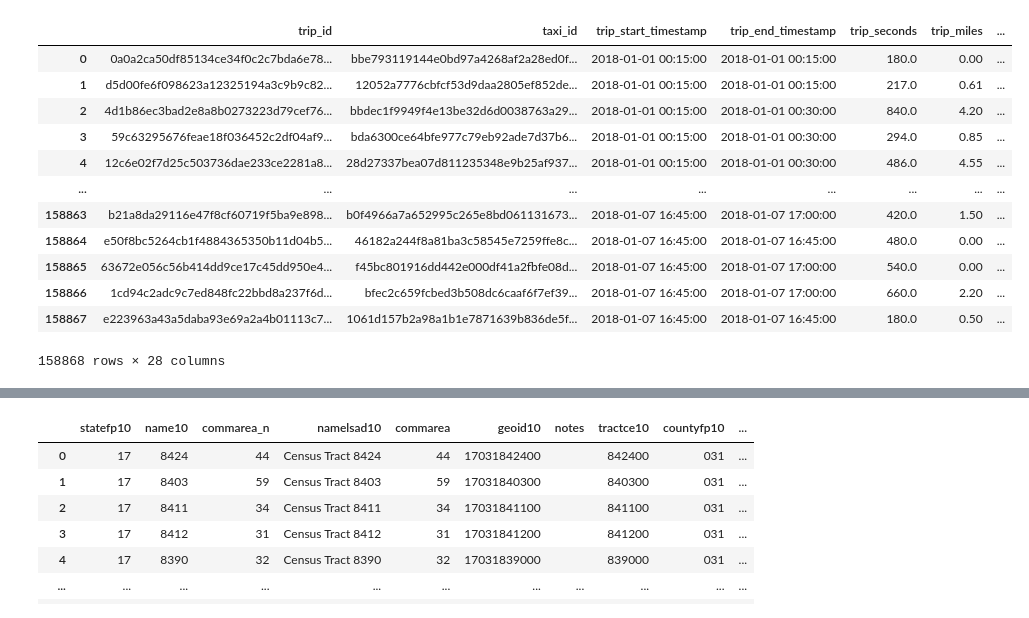
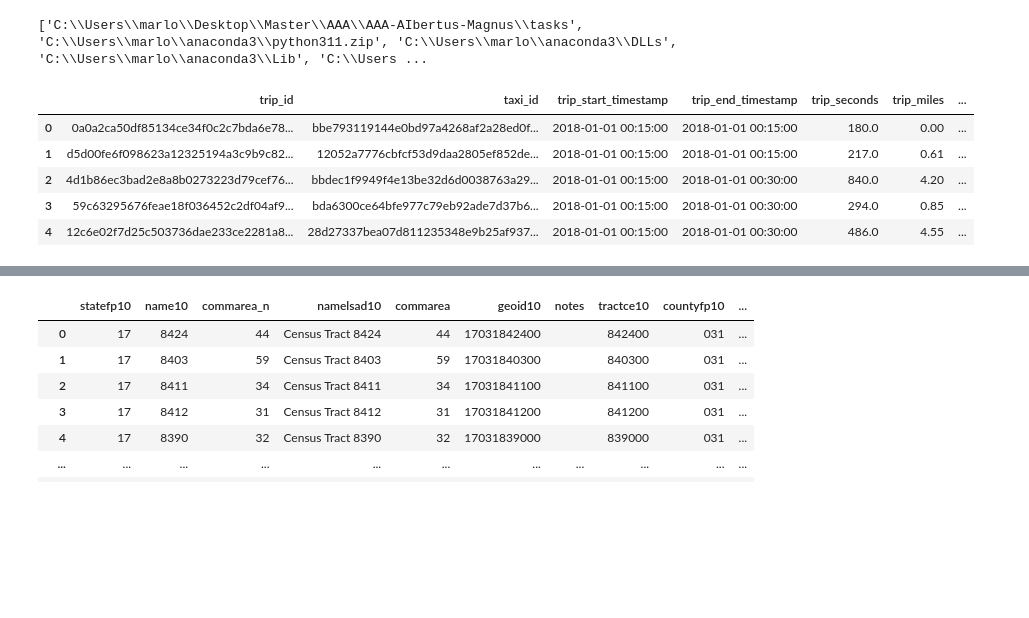
Before and after one commit to ltempfli/AAA-AIbertus-Magnus, a Jupyter notebook: tasks/02_Descriptive_Analytics.ipynb, the cells around one changed output, grey strips where cells are left out. Drawn from its saved outputs; the diff is of its cells as text; code cells hidden in the pictures; blank space fills up the shorter version.

Commit message:
work on task 02

```diff
--- a/tasks/02_Descriptive_Analytics.ipynb
+++ b/tasks/02_Descriptive_Analytics.ipynb
@@ -8,6 +7,11 @@ import folium
 import h3
 import geopandas as gpd
 import geojson
+# %%
+import sys
+print(sys.path)
+# %% [output]
+['C:\\Users\\marlo\\Desktop\\Master\\AAA\\AAA-AIbertus-Magnus\\tasks', 'C:\\Users\\marlo\\anaconda3\\python311.zip', 'C:\\Users\\marlo\\anaconda3\\DLLs', 'C:\\Users\\marlo\\anaconda3\\Lib', 'C:\\Users ...
 # %%
 df = pd.read_csv("../data/analytics_trip_data.csv")
 # %%
@@ -16,18 +20,12 @@ df['trip_end_timestamp'] = pd.to_datetime(df['trip_end_timestamp'])
 # %%
 df.rename(columns={"h3_res_4": "h3_res_4_pickup", "h3_res_6": "h3_res_6_pickup", "h3_res_8":"h3_res_8_pickup"},inplace=True)
 # %%
-df
+pd.set_option('display.max_columns', None)
+df.head()
 # %% [output]
 |  | trip_id | taxi_id | trip_start_timestamp | trip_end_timestamp | trip_seconds | trip_miles | ... |
 | 0 | 0a0a2ca50df85134ce34f0c2c7bda6e78... | bbe793119144e0bd97a4268af2a28ed0f... | 2018-01-01 00:15:00 | 2018-01-01 00:15:00 | 180.0 | 0.00 | ... |
 | 1 | d5d00fe6f098623a12325194a3c9b9c82... | 12052a7776cbfcf53d9daa2805ef852de... | 2018-01-01 00:15:00 | 2018-01-01 00:15:00 | 217.0 | 0.61 | ... |
 | 2 | 4d1b86ec3bad2e8a8b0273223d79cef76... | bbdec1f9949f4e13be32d6d0038763a29... | 2018-01-01 00:15:00 | 2018-01-01 00:30:00 | 840.0 | 4.20 | ... |
 | 3 | 59c63295676feae18f036452c2df04af9... | bda6300ce64bfe977c79eb92ade7d37b6... | 2018-01-01 00:15:00 | 2018-01-01 00:30:00 | 294.0 | 0.85 | ... |
 | 4 | 12c6e02f7d25c503736dae233ce2281a8... | 28d27337bea07d811235348e9b25af937... | 2018-01-01 00:15:00 | 2018-01-01 00:30:00 | 486.0 | 4.55 | ... |
-| ... | ... | ... | ... | ... | ... | ... | ... |
-| 158863 | b21a8da29116e47f8cf60719f5ba9e898... | b0f4966a7a652995c265e8bd061131673... | 2018-01-07 16:45:00 | 2018-01-07 17:00:00 | 420.0 | 1.50 | ... |
-| 158864 | e50f8bc5264cb1f4884365350b11d04b5... | 46182a244f8a81ba3c58545e7259ffe8c... | 2018-01-07 16:45:00 | 2018-01-07 16:45:00 | 480.0 | 0.00 | ... |
-| 158865 | 63672e056c56b414dd9ce17c45dd950e4... | f45bc801916dd442e000df41a2fbfe08d... | 2018-01-07 16:45:00 | 2018-01-07 17:00:00 | 540.0 | 0.00 | ... |
-| 158866 | 1cd94c2adc9c7ed848fc22bbd8a237f6d... | bfec2c659fcbed3b508dc6caaf6f7ef39... | 2018-01-07 16:45:00 | 2018-01-07 17:00:00 | 660.0 | 2.20 | ... |
-| 158867 | e223963a43a5daba93e69a2a4b01113c7... | 1061d157b2a98a1b1e7871639b836de5f... | 2018-01-07 16:45:00 | 2018-01-07 16:45:00 | 180.0 | 0.50 | ... |
-158868 rows × 28 columns
```
Also changed, not shown: parts of 7 cells of this notebook.
